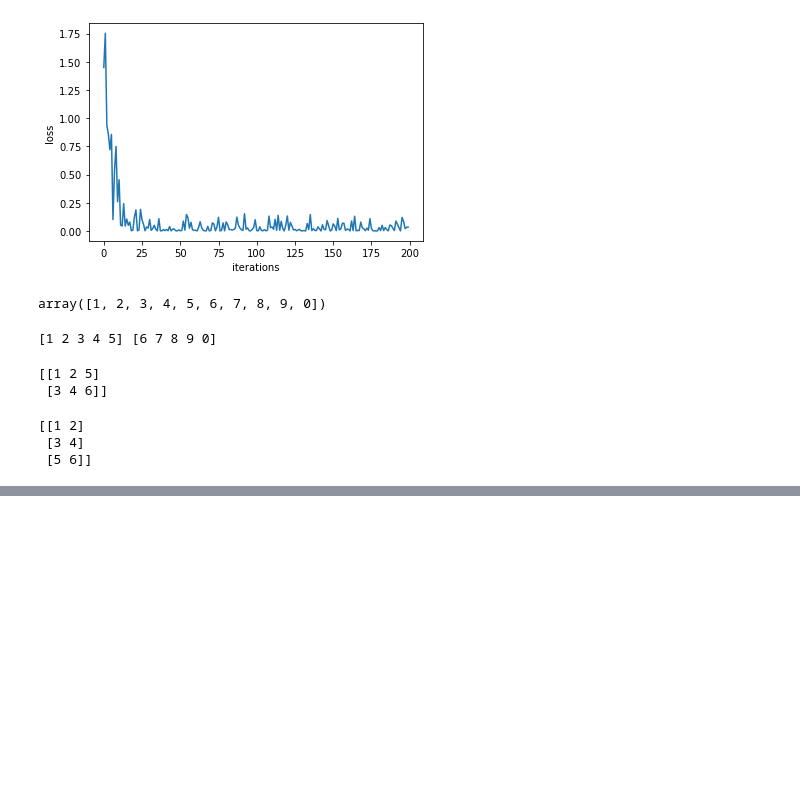
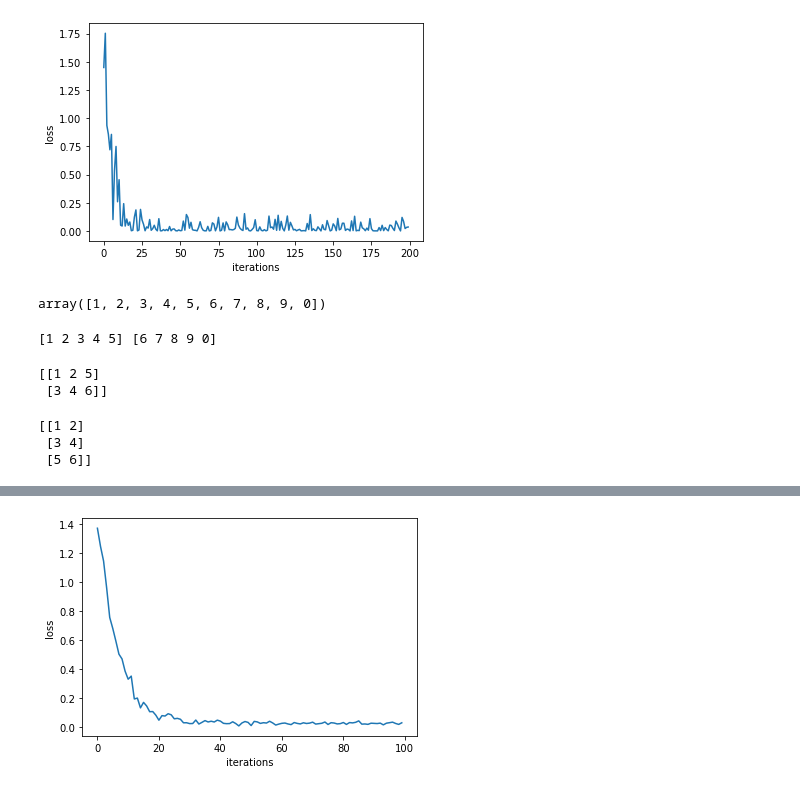
Before and after one commit to zobekenobe/MLCB, a Jupyter notebook: Chapter2_Part3.ipynb, the cells around one changed output, grey strips where cells are left out. Cells and saved outputs as stored; diff of their text form; code cells hidden in the pictures; blank space fills up the shorter version.

```diff
--- a/Chapter2_Part3.ipynb
+++ b/Chapter2_Part3.ipynb
@@ -133,0 +280,36 @@ print(np.concatenate((a, np.reshape(b, (1,2))), axis = 0))
+# %%
+batch_size = 20
+np.random.seed(0)
+x = np.random.normal(1,0.1, 100).astype(np.float32)
+y = (x * np.random.normal(1, 0.05, 100) - 0.5).astype(np.float32)
+
+def loss_func(ytrue, ypred):
+    return tf.reduce_mean(tf.square(ytrue - ypred))
+
+def my_output(x, weights, biases):
+    return tf.add(tf.multiply(x, weights), biases)
+
+opt = tf.optimizers.SGD(learning_rate = 0.02)
+
+np.random.seed(0)
+tf.random.set_seed(1)
+
+weights = tf.Variable(tf.random.normal(shape = [1]))
+biases  = tf.Variable(tf.random.normal(shape = [1]))
+
+history = []
+for i in range(100):
+    idx = np.random.choice(len(x), size = batch_size)
+    x_ = [x[idx]]
+    y_ = [y[idx]]
+    #Step 1 : Monitor the feed forward operations
+    with tf.GradientTape() as tape:
+        ypred = my_output(x_, weights, biases)
+        loss  = loss_func(y_, ypred)
+    history.append(loss)
+    #Step 2 : find the gradients
+    gradients = tape.gradient(loss, [weights, biases])
+    my_opt.apply_gradients(zip(gradients, [weights, biases]))
+    if (i+1)%25 == 0:
+        print(f'Step:  {(i+1)}, weights : {weights.numpy()}, biases : {biases.numpy()}')
+        print(f'Loss : {loss.numpy()}')
@@ -133,0 +325,7 @@ print(np.concatenate((a, np.reshape(b, (1,2))), axis = 0))
+# %%
+plt.plot(history)
+plt.xlabel('iterations')
+plt.ylabel('loss')
+plt.show()
+# %% [output]
+[figure, added]
```
Also changed, not shown: parts of 21 cells of this notebook, 1 other file.
